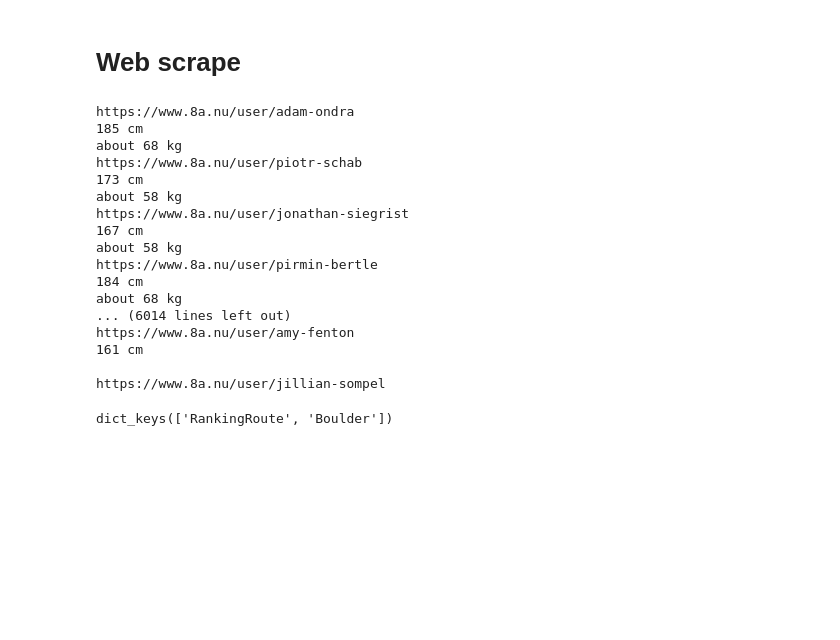
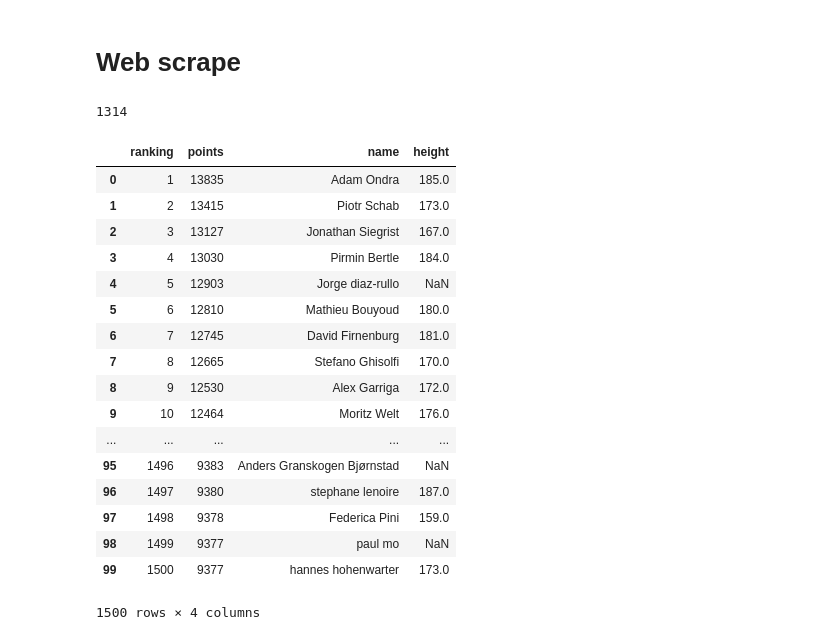
Before and after one commit to MasonCaiby/compare_grades, a Jupyter notebook: compare_grades.ipynb, the cells around one changed output. Cells and saved outputs as stored; diff of their text form; code cells hidden in the pictures; blank space fills up the shorter version.

```diff
--- a/compare_grades.ipynb
+++ b/compare_grades.ipynb
@@ -399,14 +398,14 @@ def scrap_bmi_data(names):
         url[2] = urllib.parse.quote(url[2])
         url = urllib.parse.urlunsplit(url)
         page = http.request('GET', url)
-        print(url)
+        #print(url)
         response = get(url, headers={'User-Agent':user_agent}, allow_redirects=True)
 
         soup = BeautifulSoup(response.text, 'html.parser')
         spans = soup('span')
         try:
             height = soup.find("td", text="Height").find_next_sibling("td").text
-            print(height)
+            #print(height)
             if height == '':
                 height = None
             else:
@@ -414,7 +413,7 @@ def scrap_bmi_data(names):
             heights.append(height)
 
             weight = soup.find('td', text='Weight').find_next_sibling("td").text
-            print(weight)
+            #print(weight)
             if weight =='':
                 weight = None
             else:
@@ -423,6 +422,7 @@ def scrap_bmi_data(names):
 
         except AttributeError:
             heights.append(None)
+            weights.append(None)
 
     return heights, weights
 # %%
@@ -431,25 +431,32 @@ route_heights, route_weights = scrap_bmi_data(names)
 
 names = dfs['Boulder'].name.values
 boulder_heights, boulder_weights = scrap_bmi_data(names)
-# %% [output]
-https://www.8a.nu/user/adam-ondra
-185 cm
-about 68 kg
-https://www.8a.nu/user/piotr-schab
-173 cm
-about 58 kg
-https://www.8a.nu/user/jonathan-siegrist
-167 cm
-about 58 kg
-https://www.8a.nu/user/pirmin-bertle
-184 cm
-about 68 kg
-... (6014 lines left out)
-https://www.8a.nu/user/amy-fenton
-161 cm
-
-https://www.8a.nu/user/jillian-sompel
+# %%
+dfs['RankingRoute']['height'] = route_heights
+#dfs['RankingRoute']['weight'] = route_weights
+len(route_weights)
+len(boulder_heights)
+len(boulder_weights)
+# %% [output]
+1314
 # %%
-dfs.keys()
+dfs['RankingRoute']
 # %% [output]
+|  | ranking | points | name | height |
+| 0 | 1 | 13835 | Adam Ondra | 185.0 |
+| 1 | 2 | 13415 | Piotr Schab | 173.0 |
+| 2 | 3 | 13127 | Jonathan Siegrist | 167.0 |
+| 3 | 4 | 13030 | Pirmin Bertle | 184.0 |
+| 4 | 5 | 12903 | Jorge diaz-rullo | NaN |
+| 5 | 6 | 12810 | Mathieu Bouyoud | 180.0 |
+| 6 | 7 | 12745 | David Firnenburg | 181.0 |
+| 7 | 8 | 12665 | Stefano Ghisolfi | 170.0 |
+| 8 | 9 | 12530 | Alex Garriga | 172.0 |
+| 9 | 10 | 12464 | Moritz Welt | 176.0 |
+| ... | ... | ... | ... | ... |
+| 95 | 1496 | 9383 | Anders Granskogen Bjørnstad | NaN |
+| 96 | 1497 | 9380 | stephane lenoire | 187.0 |
+| 97 | 1498 | 9378 | Federica Pini | 159.0 |
+| 98 | 1499 | 9377 | paul mo | NaN |
+| 99 | 1500 | 9377 | hannes hohenwarter | 173.0 |
-dict_keys(['RankingRoute', 'Boulder'])
+1500 rows × 4 columns
```
Also changed, not shown: parts of 1 cell of this notebook.
